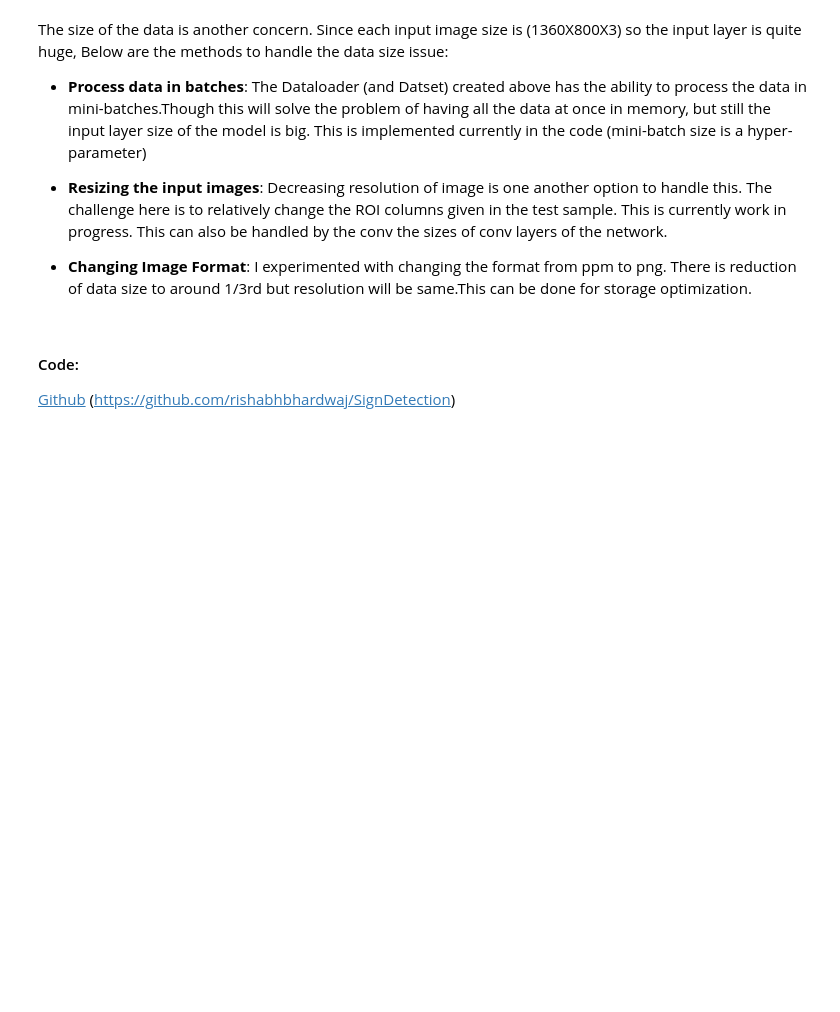
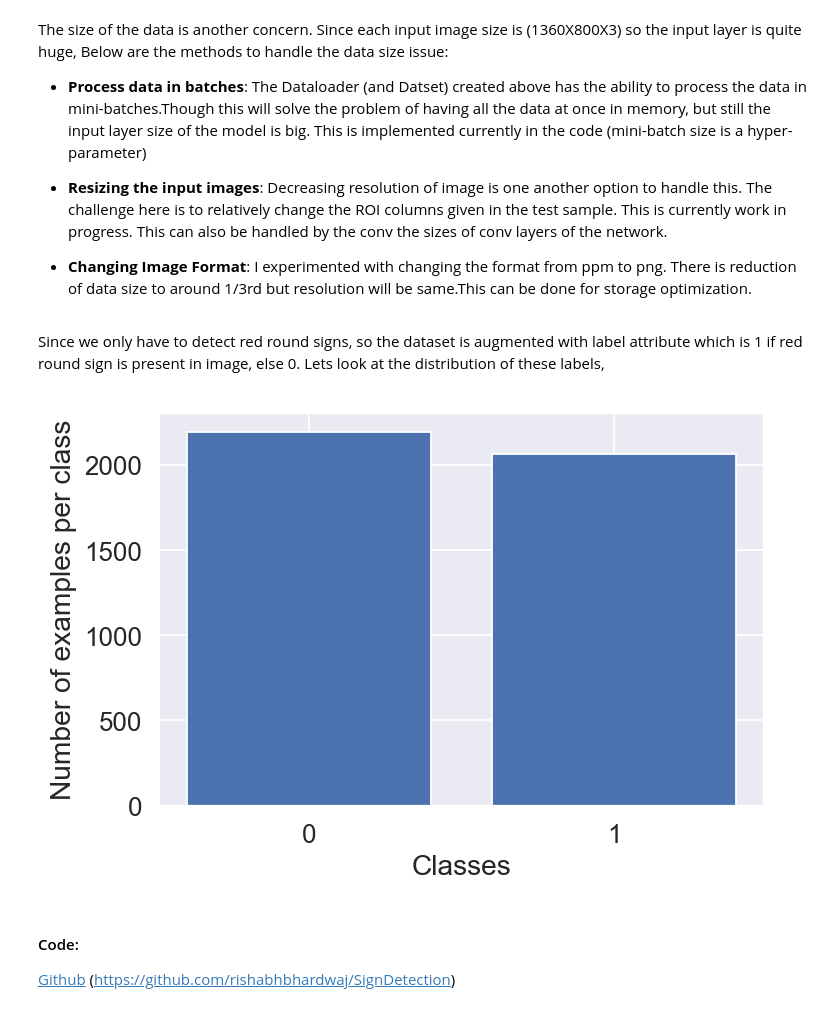
Before and after one commit to rishabhbhardwaj/SignDetection, a Jupyter notebook: Part1-Dataset.ipynb, the cells around one changed output. Saved outputs shown, nothing was run; the diff lists cells and outputs as text; code cells hidden in the pictures; blank space fills up the shorter version.

Commit message:
Adding class labels and plot for it

```diff
--- a/Part1-Dataset.ipynb
+++ b/Part1-Dataset.ipynb
@@ -74,6 +74,13 @@ Below are the methods to handle the data size issue:
 
   * __Changing Image Format__:
     I experimented with changing the format from ppm to png. There is reduction of data size to around 1/3rd but resolution will be same.This can be done for storage optimization.
+# %% [markdown]
+Since we only have to detect red round signs, so the dataset is augmented with label attribute which is 1 if red round sign is present in image, else 0.
+Lets look at the distribution of these labels,
+# %%
+data_info.display_label_info(all_loaders)
+# %% [output]
+[figure, added]
 # %% [markdown]
 #### Code:
 [Github](https://github.com/rishabhbhardwaj/SignDetection)    (https://github.com/rishabhbhardwaj/SignDetection)
```
Also changed, not shown: parts of 1 cell of this notebook, 2 other files.
